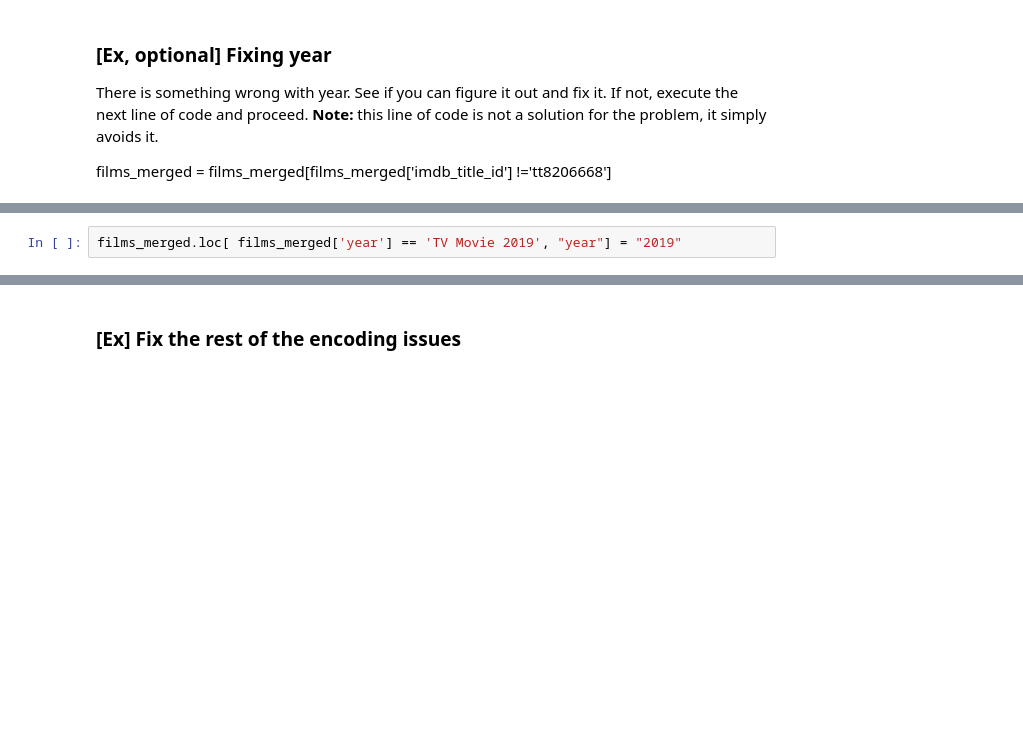
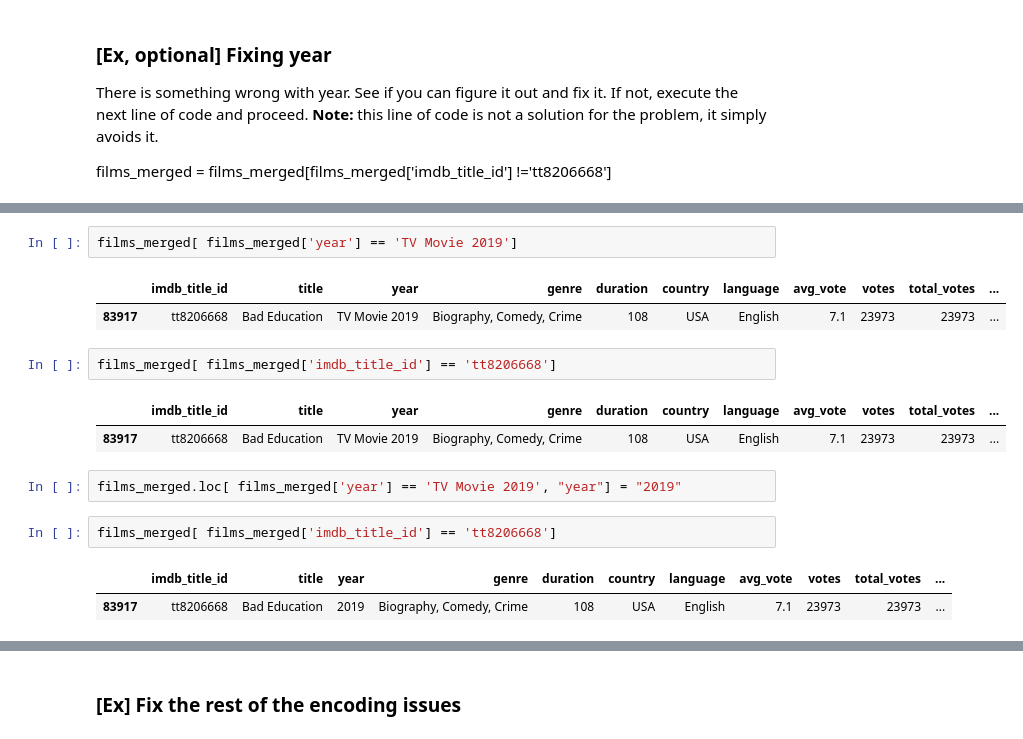
Before and after one commit to Beirnaert/TM_lessons, a Jupyter notebook: Les 5.ipynb, the cells around one changed output, grey strips where cells are left out. Saved outputs shown, nothing was run; the diff lists cells and outputs as text; blank space fills up the shorter version.

```diff
--- a/Les 5.ipynb
+++ b/Les 5.ipynb
@@ -81,5 +160,20 @@ films_merged['year'] = films_merged['year'].astype('int')
+# %%
+films_merged[ films_merged['year'] == 'TV Movie 2019']
+# %% [output]
+|  | imdb_title_id | title | year | genre | duration | country | language | avg_vote | votes | total_votes | ... |
+| 83917 | tt8206668 | Bad Education | TV Movie 2019 | Biography, Comedy, Crime | 108 | USA | English | 7.1 | 23973 | 23973 | ... |
+# %%
+films_merged[ films_merged['imdb_title_id'] == 'tt8206668']
+# %% [output]
+|  | imdb_title_id | title | year | genre | duration | country | language | avg_vote | votes | total_votes | ... |
+| 83917 | tt8206668 | Bad Education | TV Movie 2019 | Biography, Comedy, Crime | 108 | USA | English | 7.1 | 23973 | 23973 | ... |
 # %%
 films_merged.loc[ films_merged['year'] == 'TV Movie 2019', "year"] = "2019"
+# %%
+films_merged[ films_merged['imdb_title_id'] == 'tt8206668']
+# %% [output]
+|  | imdb_title_id | title | year | genre | duration | country | language | avg_vote | votes | total_votes | ... |
+| 83917 | tt8206668 | Bad Education | 2019 | Biography, Comedy, Crime | 108 | USA | English | 7.1 | 23973 | 23973 | ... |
 # %%
 films_merged['year'] = films_merged['year'].astype('int')
 films_merged.dtypes
```
Also changed, not shown: parts of 17 cells of this notebook, 2 other files.
